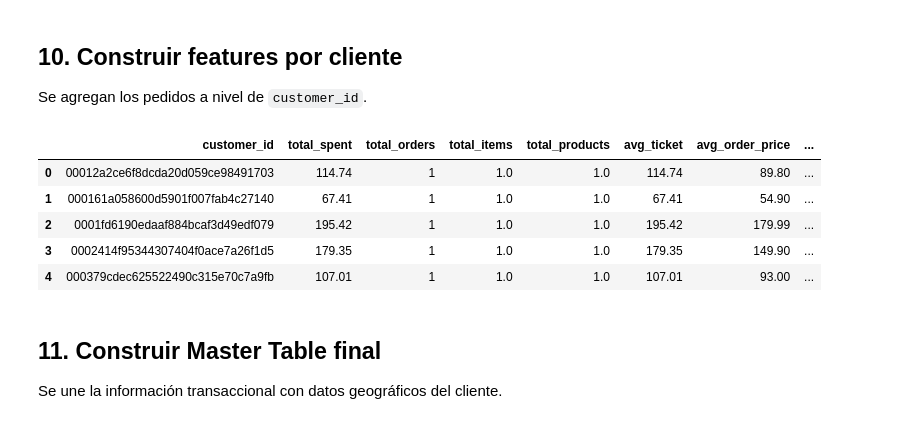
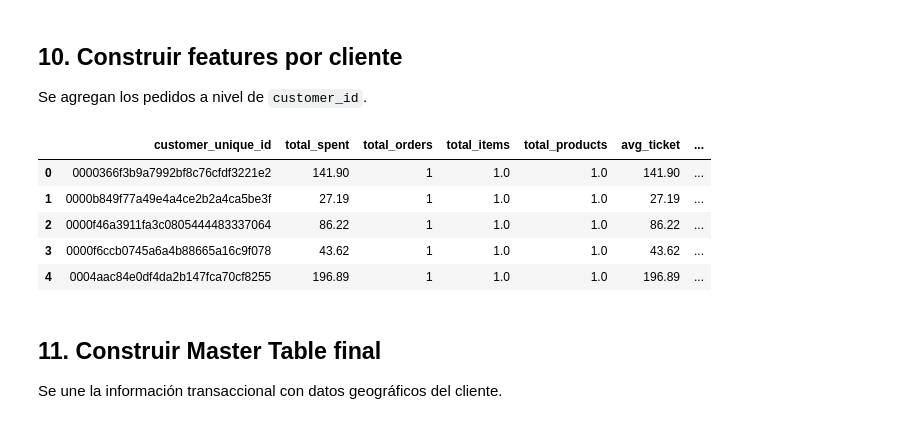
Before and after one commit to gastonnina/miadas_mod_13_scrum, a Jupyter notebook: notebooks/sprint_01_eda/01_build_master_table.ipynb, the cells around one changed output. Drawn from its saved outputs; the diff is of its cells as text; code cells hidden in the pictures.

Commit message:
actualizacion de master table

```diff
--- a/notebooks/sprint_01_eda/01_build_master_table.ipynb
+++ b/notebooks/sprint_01_eda/01_build_master_table.ipynb
@@ -231,6 +231,7 @@ Aquí se une `orders` con pagos, items y reviews a nivel de orden.
 # %%
 orders_enriched = (
     orders
+    .merge(customers[["customer_id", "customer_unique_id"]], on="customer_id", how="inner")
     .merge(order_payments, on="order_id", how="left")
     .merge(order_item_features, on="order_id", how="left")
     .merge(order_reviews, on="order_id", how="left")
@@ -281,7 +282,7 @@ reference_date = orders_enriched["order_purchase_timestamp"].max()
 
 customer_features = (
     orders_enriched
-    .groupby("customer_id", as_index=False)
+    .groupby("customer_unique_id", as_index=False)
     .agg(
         total_spent=("order_payment_value", "sum"),
         total_orders=("order_id", "nunique"),
@@ -296,39 +297,39 @@ customer_features = (
         first_purchase=("order_purchase_timestamp", "min"),
         last_purchase=("order_purchase_timestamp", "max"),
         avg_delivery_days=("delivery_days", "mean"),
         avg_estimated_delivery_days=("estimated_delivery_days", "mean"),
         delivered_orders=("is_delivered", "sum"),
         canceled_orders=("is_canceled", "sum"),
         late_deliveries=("is_late_delivery", "sum"),
         payment_methods_count=("payment_methods_count", "max"),
         main_payment_type=("main_payment_type", lambda x: x.mode().iloc[0] if not x.mode().empty else np.nan),
     )
 )
 
 customer_features["recency_days"] = (
     reference_date - customer_features["last_purchase"]
 ).dt.days
 
 customer_features["customer_lifetime_days"] = (
     customer_features["last_purchase"] - customer_features["first_purchase"]
 ).dt.days
 
 customer_features["cancellation_rate"] = (
     customer_features["canceled_orders"] / customer_features["total_orders"]
 )
 
 customer_features["late_delivery_rate"] = (
     customer_features["late_deliveries"] / customer_features["total_orders"]
 )
 
 customer_features.head()
 # %% [output]
-|  | customer_id | total_spent | total_orders | total_items | total_products | avg_ticket | avg_order_price | ... |
-| 0 | 00012a2ce6f8dcda20d059ce98491703 | 114.74 | 1 | 1.0 | 1.0 | 114.74 | 89.80 | ... |
-| 1 | 000161a058600d5901f007fab4c27140 | 67.41 | 1 | 1.0 | 1.0 | 67.41 | 54.90 | ... |
-| 2 | 0001fd6190edaaf884bcaf3d49edf079 | 195.42 | 1 | 1.0 | 1.0 | 195.42 | 179.99 | ... |
-| 3 | 0002414f95344307404f0ace7a26f1d5 | 179.35 | 1 | 1.0 | 1.0 | 179.35 | 149.90 | ... |
-| 4 | 000379cdec625522490c315e70c7a9fb | 107.01 | 1 | 1.0 | 1.0 | 107.01 | 93.00 | ... |
+|  | customer_unique_id | total_spent | total_orders | total_items | total_products | avg_ticket | ... |
+| 0 | 0000366f3b9a7992bf8c76cfdf3221e2 | 141.90 | 1 | 1.0 | 1.0 | 141.90 | ... |
+| 1 | 0000b849f77a49e4a4ce2b2a4ca5be3f | 27.19 | 1 | 1.0 | 1.0 | 27.19 | ... |
+| 2 | 0000f46a3911fa3c0805444483337064 | 86.22 | 1 | 1.0 | 1.0 | 86.22 | ... |
+| 3 | 0000f6ccb0745a6a4b88665a16c9f078 | 43.62 | 1 | 1.0 | 1.0 | 43.62 | ... |
+| 4 | 0004aac84e0df4da2b147fca70cf8255 | 196.89 | 1 | 1.0 | 1.0 | 196.89 | ... |
 # %% [markdown]
 ## 11. Construir Master Table final
 
```
Also changed, not shown: parts of 6 cells of this notebook, 2 other files.
